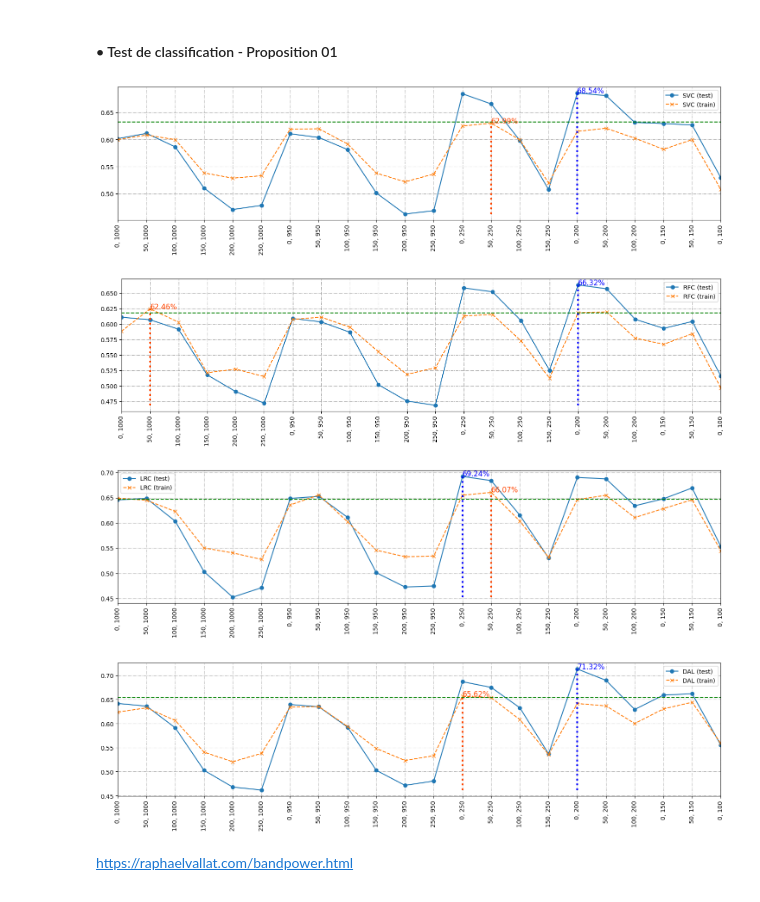
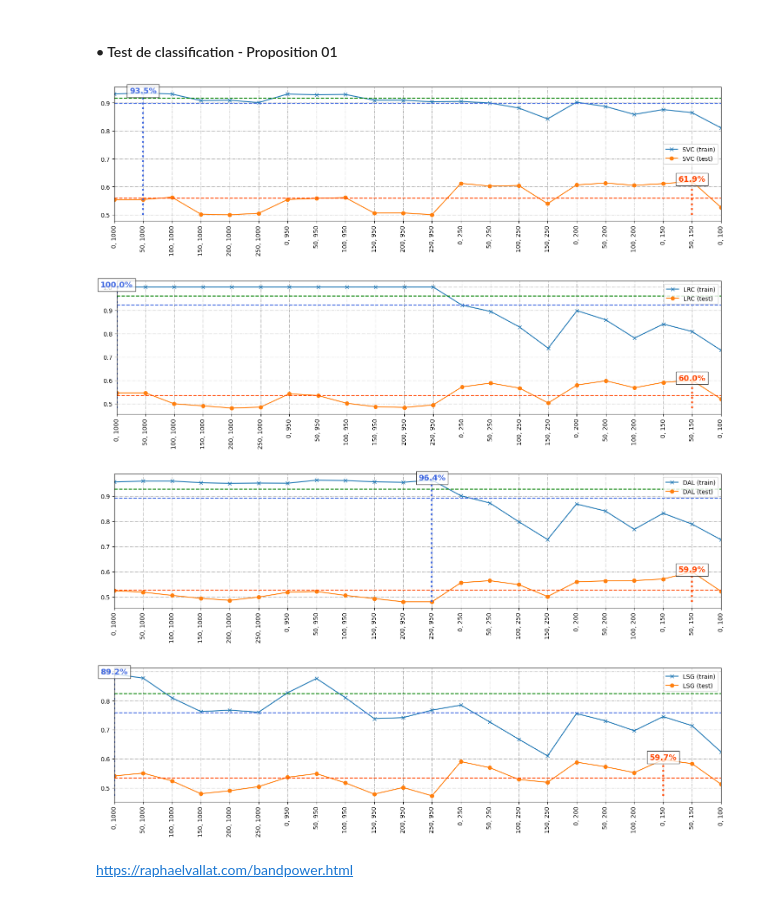
Before and after one commit to philippe-dpz/EEG_proj_repo, a Jupyter notebook: notebooks/Segmentation.ipynb, the cells around one changed output. Cells and saved outputs as stored; diff of their text form; code cells hidden in the pictures.

```diff
--- a/notebooks/Segmentation.ipynb
+++ b/notebooks/Segmentation.ipynb
@@ -122,7 +125,7 @@ def pool_(data : Board, event : int) -> Board :
 # %%
 # # Acquisition des données d'entrainement
 path     = '../data/data.zip'
-datas    = Gramm_DatasLoader(path, 'train', True)
+datas    = Graphein_DatasLoader(path, 'train', True)
 files    = datas.files
 entrants = datas.runs
 targets  = datas.target
@@ -133,4 +136,4 @@ test_X = csv_in_zip(path, directory = 'test')
 # %% [markdown]
 #### • Pré-traitement (Segmentation) des données
 # %%
-train_X, train_y, test_X, test_y = train_test_init(entrants, targets, files, methode = -1, reverse = False)
+train_X, train_y, test_X, test_y = train_test_init(entrants, targets, files, methode = -1, reverse = True)
@@ -246,47 +286,58 @@ table = table[: loc]
 # %%
-leg = ['SVC', 'RFC', 'LRC', 'DAL']
-nb  = len(leg)
+nb  = len(sched)
 v1  = [list(table[i :: nb]) for i in range(nb)]
 pos = [f"{x[1]}, {x[2]}" for x in v1[0]]
-xtk = range(len(v1[0])) # range(loc >> 1)
+xtk = range(len(v1[0]))
+fnt = {
+        'fontsize': 13,
+        'fontweight': 'bold',
+        'horizontalalignment': 'center',
+        'bbox': dict(facecolor = 'white', alpha = .75),
+    }
 
-for i in range(nb) :
+for i in range(nb):
     curve_1 = np.array([float(x[3]) for x in v1[i]])
     curve_2 = np.array([float(x[4]) for x in v1[i]])
     max_1   = max(curve_1)
     max_2   = max(curve_2)
     up      = (max(np.mean(curve_1), np.mean(curve_2)) + max(max_1, max_2)) / 2
 
     x_1 = np.where(curve_1 == max_1)[0][0]
     x_2 = np.where(curve_2 == max_2)[0][0]
     org = min(min(curve_1), min(curve_2))
 
     plt.figure(figsize = (18, 4))
 
     view = plt.axes()
 
     # view.set_aspect('auto')
     # view.add_patch(plt.Circle((x_1, max_1), radius = .025, color = 'blue'))
     # view.add_patch(plt.Circle((x_2, max_2), radius = .025, color = 'orangered'))
     # , bbox = dict(facecolor = 'red', alpha = .5, fontsize = 12)
 
     plt.xlim([xtk[0], xtk[-1]])
     plt.grid(visible = True, ls = '-.')
-    plt.plot(xtk, curve_1, 'o-', label = f'{leg[i]} (test)')
-    plt.plot(xtk, curve_2, 'x--', label = f'{leg[i]} (train)')
-    plt.vlines(x_1, org, max_1, ls = ':', colors = 'blue', lw = 3)
-    plt.text(x_1, max_1, f'{max_1:.2%}', fontsize = 12, c = 'blue')
+    # -----
+    plt.plot(xtk, curve_1, 'x-', label = f'{leg[i]} (train)')
+    plt.plot(xtk, curve_2, 'o-', label = f'{leg[i]} (test)')
+    # ------
+    plt.hlines(np.mean(curve_1), 0, 250, colors = 'royalblue', ls = '--')
+    plt.vlines(x_1, org, max_1, ls = ':', colors = 'royalblue', lw = 3)
+    plt.text(x_1, max_1, f'{max_1:.1%}', c = 'royalblue', fontdict = fnt) #
+    # ------
+    plt.hlines(np.mean(curve_2), 0, 250, colors = 'orangered', ls = '--')
     plt.vlines(x_2, org, max_2, ls = ':', colors = 'orangered', lw = 3)
-    plt.text(x_2, max_2, f'{max_2:.2%}', fontsize = 12, c = 'orangered')
-    plt.hlines(up, 0, loc >> 1, colors = 'green', ls = '--')
+    plt.text(x_2, max_2, f'{max_2:.1%}', c = 'orangered', fontdict = fnt)
+    # ------
+    plt.hlines(up, 0, 250, colors = 'green', ls = '--')
     plt.xticks(xtk, labels = pos, rotation = 'vertical')
     plt.legend()
     plt.show();
 # %% [output]
-[figure, old version]
+[figure, new version]
-[figure, old version]
+[figure, new version]
-[figure, old version]
+[figure, new version]
-[figure, old version]
+[figure, new version]
 # %%
 from sklearn.manifold import TSNE
 
```
Also changed, not shown: parts of 21 cells of this notebook, 9 other files.
